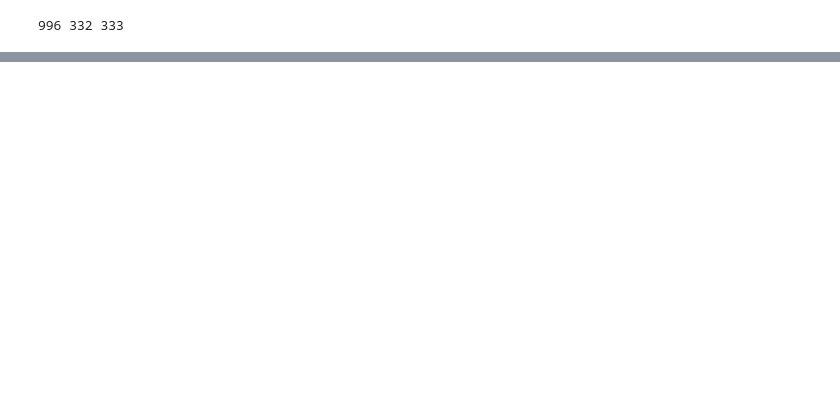
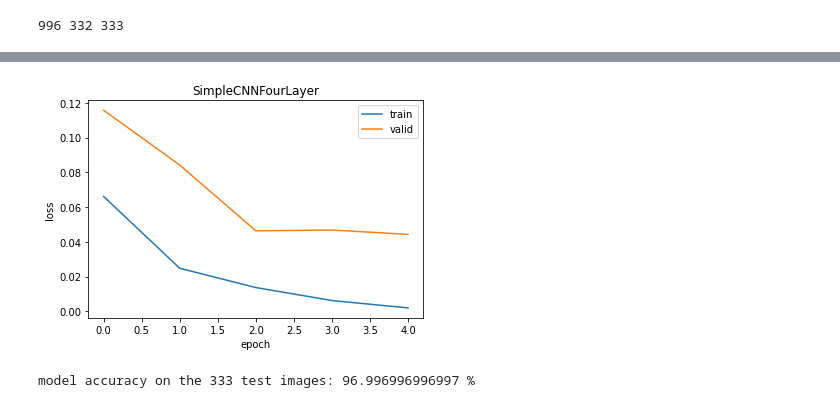
Before and after one commit to biraaj/Caltech101-Airplanes-Motorbikes-Schooners, a Jupyter notebook: caltech101.ipynb, the cells around one changed output, grey strips where cells are left out. Saved outputs shown, nothing was run; the diff lists cells and outputs as text; code cells hidden in the pictures; blank space fills up the shorter version.

```diff
--- a/caltech101.ipynb
+++ b/caltech101.ipynb
@@ -30,7 +22,7 @@ images_path = "/content/Caltech101-Airplanes-Motorbikes-Schooners/caltech101_cla
 #Applying Image Tranformations
 transformer = transforms.Compose(
     [
-        transforms.Resize((224, 224)), # As vgg takes 244*244 input
+        transforms.Resize((244, 244)), # As vgg takes 244*244 input
         transforms.ToTensor(),
         transforms.Normalize(
             mean=[0.485, 0.456, 0.406], std=[0.229, 0.224, 0.225]  ## As reference to the imagenet mean and std standard practice.
@@ -320,15 +429,21 @@ class VGG19(nn.Module):
 # Hyper parameter Tuning
 
 classes = 3
-epochs = 10
-batch_size = 4
+epochs = 5
+batch_size = 50
 learning_rate = 0.005
+historical_result = []
 
-#model = VGG16(num_classes).to(device)
-model = VGG19(classes).to(device)
+#model3 = VGG16(classes).to(device)
+model4 = VGG19(classes).to(device)
+#model1 = SimpleCNNFourLayer(classes).to(device)
+#model2 = SimpleCNNFourLayerv2(classes).to(device)
 #model =torch.hub.load('pytorch/vision:v0.10.0', 'vgg19', pretrained=False)
 
 
-# Loss and optimizer
-criterion = nn.CrossEntropyLoss()
-optimizer = torch.optim.SGD(model.parameters(), lr=learning_rate, weight_decay = 0.005, momentum = 0.9)
+# Loss function and optimizer
+criterion  = nn.CrossEntropyLoss()
+#optimizer1 = torch.optim.SGD(model1.parameters(), lr=learning_rate, weight_decay = 0.005, momentum = 0.5)
+# optimizer2 = torch.optim.SGD(model2.parameters(), lr=learning_rate, weight_decay = 0.005, momentum = 0.5)
+#optimizer3 = torch.optim.SGD(model3.parameters(), lr=learning_rate, weight_decay = 0.005, momentum = 0.5)
+optimizer4 = torch.optim.SGD(model4.parameters(), lr=learning_rate, weight_decay = 0.005, momentum = 0.5)
@@ -407,0 +455,13 @@ model accuracy on the 333 test images: 94.5945945945946 %
+# %%
+def plot_loss_graph(train,valid,title):
+    plt.plot(train, label="train")
+    plt.plot(valid, label="valid")
+    plt.xlabel("epoch")
+    plt.ylabel("loss")
+    plt.legend()
+    plt.title(title)
+    plt.show()
+# %%
+# Training
+
+model1, train_loss1, valid_loss1 = train(model1,epochs,optimizer1)
@@ -407,0 +479,8 @@ model accuracy on the 333 test images: 94.5945945945946 %
+# %%
+plot_loss_graph(train_loss1,valid_loss1,"SimpleCNNFourLayer")
+# %% [output]
+[figure, added]
+# %%
+test_accuracy(model1)
+# %% [output]
+model accuracy on the 333 test images: 96.996996996997 %
```
Also changed, not shown: parts of 26 cells of this notebook.
